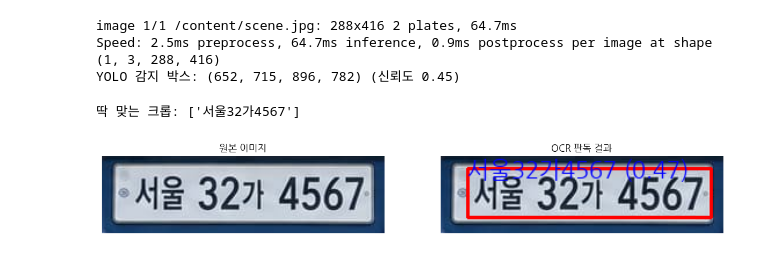
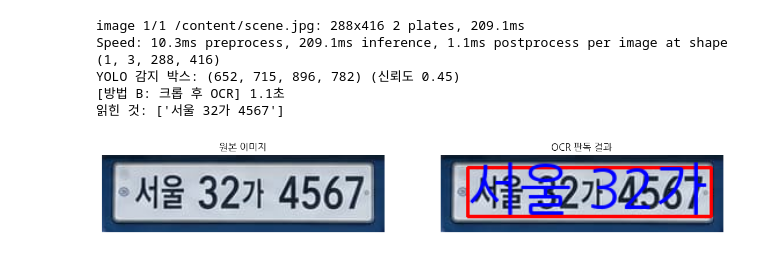
Before and after one commit to hjiwoong/DL, a Jupyter notebook: day12_practice2_YOLO_OCR_결합.ipynb, the cells around one changed output. Saved outputs shown, nothing was run; the diff lists cells and outputs as text; code cells hidden in the pictures.

```diff
--- a/day12_practice2_YOLO_OCR_결합.ipynb
+++ b/day12_practice2_YOLO_OCR_결합.ipynb
@@ -91,0 +84,3 @@ def ocr(pil_img, **kw): # PIL로 전처리했다면 np.array()로 변환해서 E
+# %%
+# 셀 1. 거리 장면 모사 이미지 - 번호판은 사진의 3%
+scene_path="scene.jpg"
@@ -92,41 +103,48 @@ def ocr(pil_img, **kw): # PIL로 전처리했다면 np.array()로 변환해서 E
 # %%
 !pip install ultralytics -q
 # %%
-# YOLO 감지(자르기) 후 OCR
+# 셀 3. 방법 B - YOLO 감지(자르기) 후 OCR
 from ultralytics import YOLO
 
 # 한글 차량 번호판만 학습한 YOLO모델을 허깅페이스에서 다운로드 받아서 사용
 from huggingface_hub import hf_hub_download
 model_path = hf_hub_download(
     repo_id="sauce-hug/korean-license-plate-detector",
     filename="plate_detect_v1/weights/best.pt"
 )
 plate_model = YOLO(model_path)
-detections = plate_model(SCENE)
+detections = plate_model(scene_path)
 
 boxes = detections[0].boxes
 
 if len(boxes) == 0:
   raise RuntimeError("YOLO가 번호판을 감지하지 못했습니다 - 모델 파일 또는 이미지를 확인하세요")
 
 # 사진에 차가 여러 대 찍혀 있어 박스가 여러 개 나올 때
 # 신뢰도(confidence)가 가장 높은 박스 하나를 '진짜 번호판'으로 선택
 best_idx = boxes.conf.argmax().item() # conf 텐서에서 가장 큰 값의 인덱스
 xyxy = boxes.xyxy[best_idx].tolist()
 box = tuple(round(v) for v in xyxy)
 print(f"YOLO 감지 박스: {box} (신뢰도 {boxes.conf[best_idx]:.2f})")
+
+t0 = time.time()
+plate = Image.open(scene_path).crop(box) #crop((x1, y1, x2, y2))로 박스만 잘라냄
+plate.save("plate_crop.png")
+
+result_b_full = reader.readtext("plate_crop.png", allowlist="가나다라마거너더러머버서어저고노도로모보소오조구누두루무부수우주아바사자하허호배서울경기인천대전대구부산광주울산세종강원충북충남전북전남경북경남제주0123456789 ")
+results_b = [text for box_, text, conf in result_b_full]
+time_b = time.time() - t0
+
+print(f"[방법 B: 크롭 후 OCR] {time_b:.1f}초")
+print("읽힌 것:", results_b)
+
+show_original_and_result("plate_crop.png", result_b_full)
+
+# YOLO(감지) → 크롭 → OCR(인식) → 후처리
 # %% [output]
-image 1/1 /content/scene.jpg: 288x416 2 plates, 64.7ms
-Speed: 2.5ms preprocess, 64.7ms inference, 0.9ms postprocess per image at shape (1, 3, 288, 416)
+image 1/1 /content/scene.jpg: 288x416 2 plates, 209.1ms
+Speed: 10.3ms preprocess, 209.1ms inference, 1.1ms postprocess per image at shape (1, 3, 288, 416)
 YOLO 감지 박스: (652, 715, 896, 782) (신뢰도 0.45)
+[방법 B: 크롭 후 OCR] 1.1초
+읽힌 것: ['서울 32가 4567']
+[figure, added]
-# %%
-# 셀 2. 딱 맞는 크롭은 가장자리 글자를 자른다
-
-tight = Image.open(SCENE).crop(box) # YOLO 추론 결과 xyxy값으로 자른 이미지
-tight_results = ocr(tight, allowlist=ALLOW) # easyOCR로 글자
-print("딱 맞는 크롭:", [text for box, text, conf in tight_results])
-
-show_original_and_result(tight, tight_results)
-# %% [output]
-딱 맞는 크롭: ['서울32가4567']
-[figure, removed]
```
Also changed, not shown: parts of 12 cells of this notebook.
